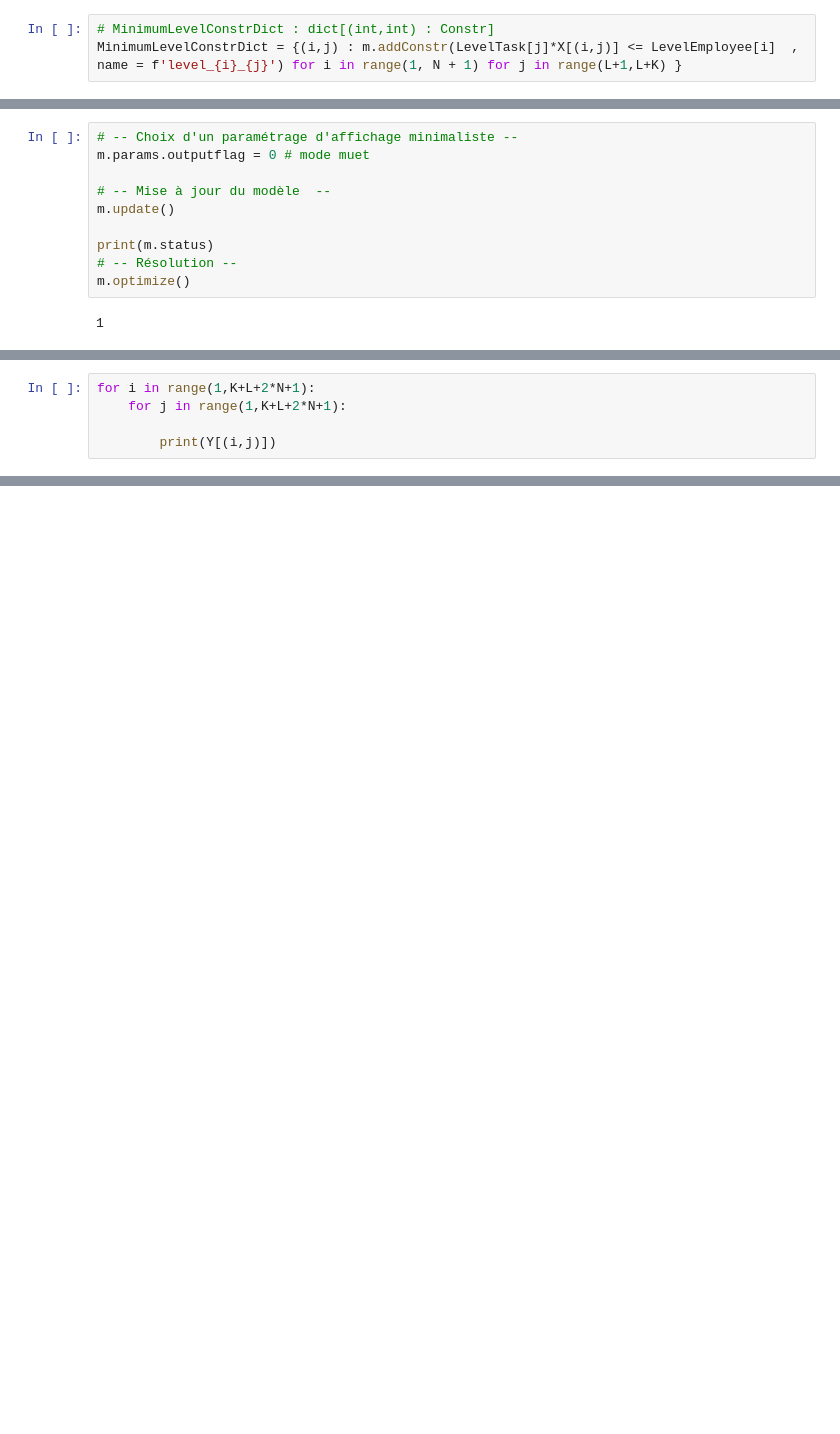
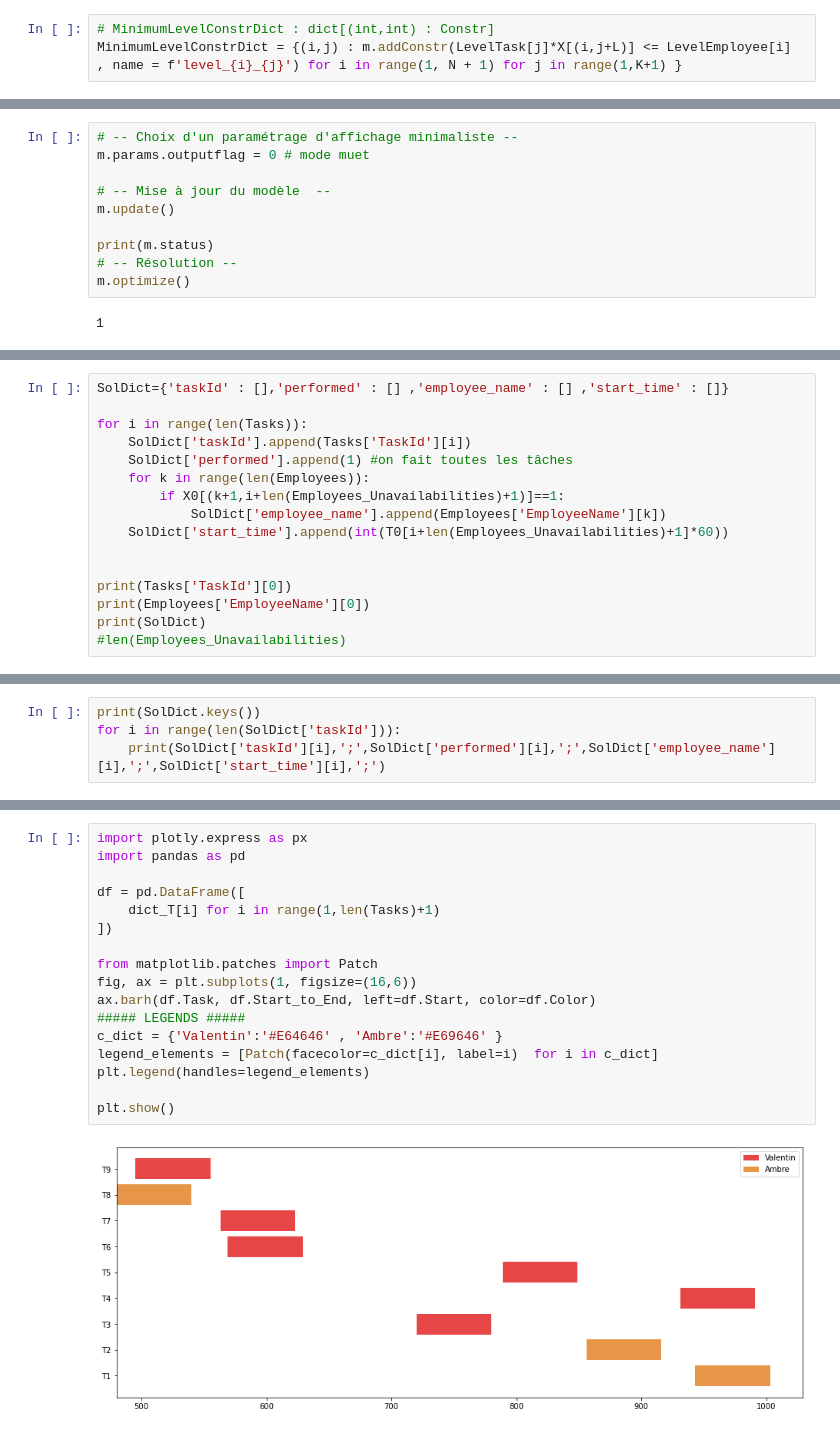
Before and after one commit to acheze/Projet-DecisionBrain-Groupe-6, a Jupyter notebook: Jalon_1_Implémentation.ipynb, the cells around one changed output, grey strips where cells are left out. Drawn from its saved outputs; the diff is of its cells as text; blank space fills up the shorter version.

```diff
--- a/Jalon_1_Implémentation.ipynb
+++ b/Jalon_1_Implémentation.ipynb
@@ -387,7 +384,7 @@ OneEmployeePerTaskConstrDict = {j : m.addConstr(quicksum([X[(i, j)] for i in ran
 - Niveau de l'employé suffisant pour la tâche
 # %%
 # MinimumLevelConstrDict : dict[(int,int) : Constr]
-MinimumLevelConstrDict = {(i,j) : m.addConstr(LevelTask[j]*X[(i,j)] <= LevelEmployee[i]  , name = f'level_{i}_{j}') for i in range(1, N + 1) for j in range(L+1,L+K) }
+MinimumLevelConstrDict = {(i,j) : m.addConstr(LevelTask[j]*X[(i,j+L)] <= LevelEmployee[i]  , name = f'level_{i}_{j}') for i in range(1, N + 1) for j in range(1,K+1) }
 # %% [markdown]
 - Début et fin de chaque tâche
 # %%
@@ -463,5 +456,0 @@ print(X)
-# %%
-for i in range(1,K+L+2*N+1):
-    for j in range(1,K+L+2*N+1):
-
-        print(Y[(i,j)])
@@ -600,0 +725,16 @@ Y0
+# %%
+SolDict={'taskId' : [],'performed' : [] ,'employee_name' : [] ,'start_time' : []}
+
+for i in range(len(Tasks)):
+    SolDict['taskId'].append(Tasks['TaskId'][i])
+    SolDict['performed'].append(1) #on fait toutes les tâches
+    for k in range(len(Employees)):
+        if X0[(k+1,i+len(Employees_Unavailabilities)+1)]==1:
+            SolDict['employee_name'].append(Employees['EmployeeName'][k])
+    SolDict['start_time'].append(int(T0[i+len(Employees_Unavailabilities)+1]*60))
+
+
+print(Tasks['TaskId'][0])
+print(Employees['EmployeeName'][0])
+print(SolDict)
+#len(Employees_Unavailabilities)
@@ -600,0 +745,4 @@ Y0
+# %%
+print(SolDict.keys())
+for i in range(len(SolDict['taskId'])):
+    print(SolDict['taskId'][i],';',SolDict['performed'][i],';',SolDict['employee_name'][i],';',SolDict['start_time'][i],';')
@@ -600,0 +770,19 @@ Y0
+# %%
+import plotly.express as px
+import pandas as pd
+
+df = pd.DataFrame([
+    dict_T[i] for i in range(1,len(Tasks)+1)
+])
+
+from matplotlib.patches import Patch
+fig, ax = plt.subplots(1, figsize=(16,6))
+ax.barh(df.Task, df.Start_to_End, left=df.Start, color=df.Color)
+##### LEGENDS #####
+c_dict = {'Valentin':'#E64646' , 'Ambre':'#E69646' }
+legend_elements = [Patch(facecolor=c_dict[i], label=i)  for i in c_dict]
+plt.legend(handles=legend_elements)
+
+plt.show()
+# %% [output]
+[figure, added]
```
Also changed, not shown: parts of 28 cells of this notebook, 1 other file.
